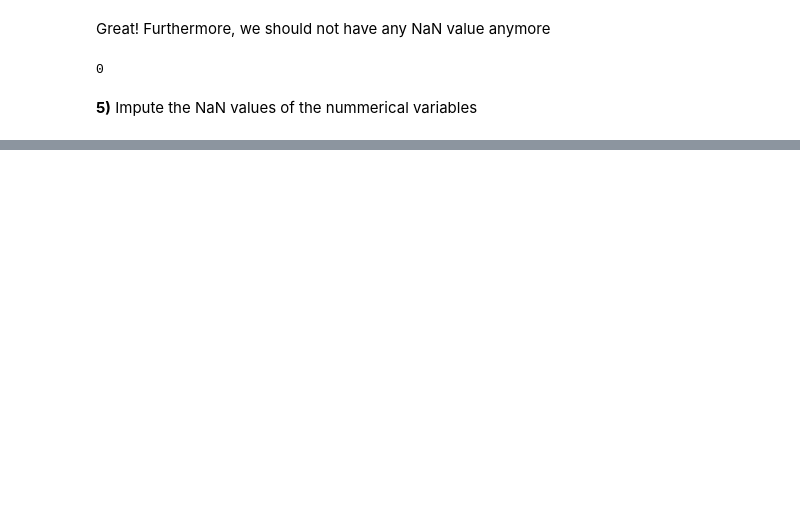
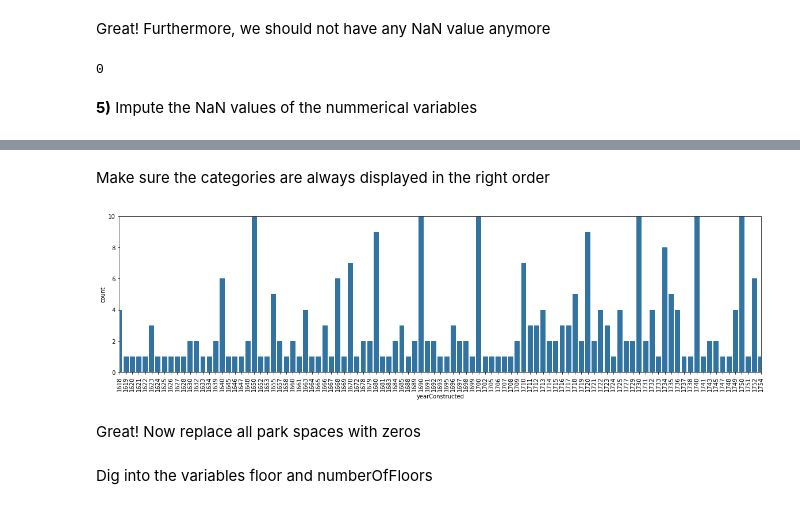
Before and after one commit to JuanGarcia10/Rent-prices-in-duesseldorf-germany, a Jupyter notebook: Analysing the rental offers in NRW-Germany.ipynb, the cells around one changed output, grey strips where cells are left out. Saved outputs shown, nothing was run; the diff lists cells and outputs as text; code cells hidden in the pictures; blank space fills up the shorter version.

```diff
--- a/Analysing the rental offers in NRW-Germany.ipynb
+++ b/Analysing the rental offers in NRW-Germany.ipynb
@@ -525,0 +706,3 @@ No need to manage NaN values for the nummeric variables, as there are no NaN val
+# %%
+# keep all rows that are equal or less than the year 2020
+df_clean = df_clean[(df_clean.yearConstructed <= 2020) & (df_clean.lastRefurbish <= 2020)]
@@ -525,0 +716,8 @@ No need to manage NaN values for the nummeric variables, as there are no NaN val
+# %%
+# to create a string without any decimal, I first transform it to integer.
+df_clean.yearConstructed = df_clean.yearConstructed.astype(int).astype(str)
+df_clean.lastRefurbish = df_clean.lastRefurbish.astype(int).astype(str)
+# %%
+# Replace all '0' for 'NO_INFORMATION'
+df_clean['yearConstructed'] = df_clean['yearConstructed'].replace('0', 'NO_INFORMATION')
+df_clean['lastRefurbish'] = df_clean['lastRefurbish'].replace('0', 'NO_INFORMATION')
@@ -525,0 +740,26 @@ No need to manage NaN values for the nummeric variables, as there are no NaN val
+# %% [markdown]
+Make sure the categories are always displayed in the right order
+# %%
+# create lists with the right order
+yearCon_order = list(df_clean.yearConstructed.value_counts().sort_index().index)
+yearRef_order = list(df_clean.yearConstructed.value_counts().sort_index().index)
+
+# create the categorical elements
+ordered_yearCon = pd.api.types.CategoricalDtype(ordered=True, categories=yearCon_order)
+ordered_yearRef = pd.api.types.CategoricalDtype(ordered=True, categories=yearRef_order)
+
+# change the data type to categories
+df_clean.yearConstructed = df_clean.yearConstructed.astype(ordered_yearCon)
+df_clean.lastRefurbish = df_clean.lastRefurbish.astype(ordered_yearRef)
+# %%
+# test the changes worked
+base_color = sns.color_palette()[0]
+plt.figure(figsize=[20,5])
+sns.countplot(data=df_clean, x='yearConstructed', color=base_color)
+plt.xticks(rotation=90)
+plt.xlim((100, 200))
+plt.ylim((0,10));
+# %% [output]
+[figure, added]
+# %% [markdown]
+Great! Now replace all park spaces with zeros
@@ -525,0 +768,2 @@ No need to manage NaN values for the nummeric variables, as there are no NaN val
+# %% [markdown]
+Dig into the variables floor and numberOfFloors
```
Also changed, not shown: parts of 72 cells of this notebook, 1 other file.
